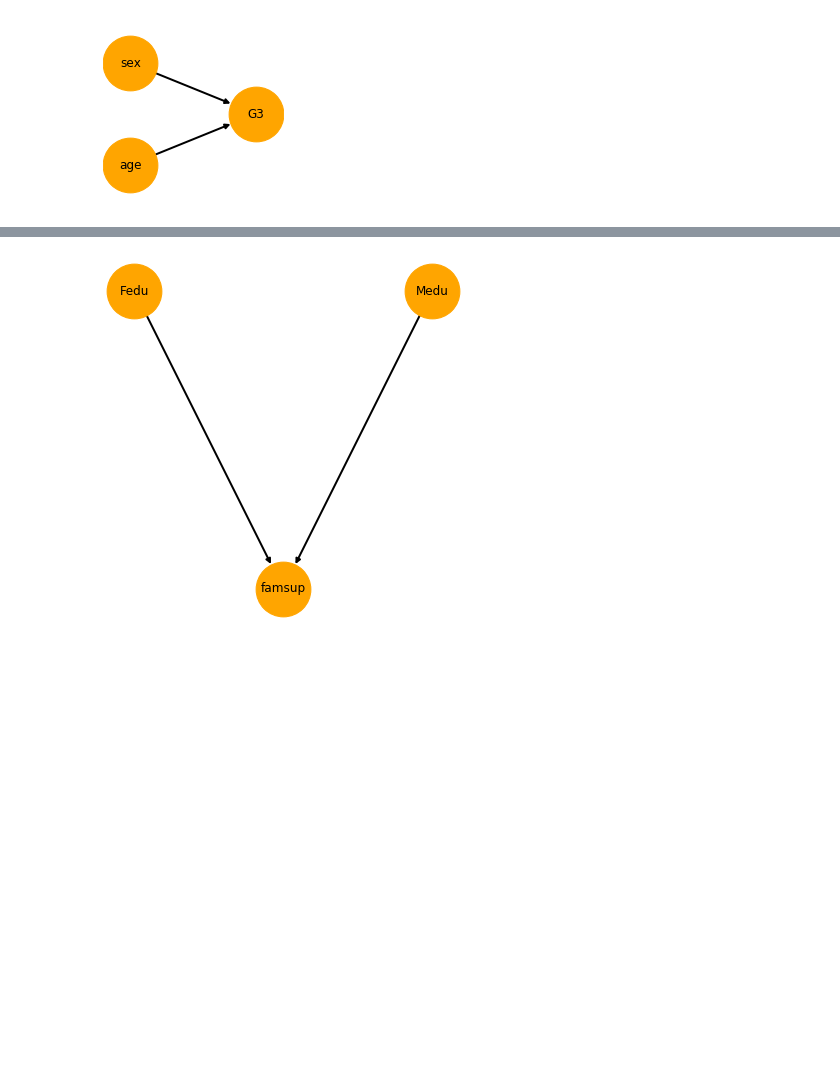
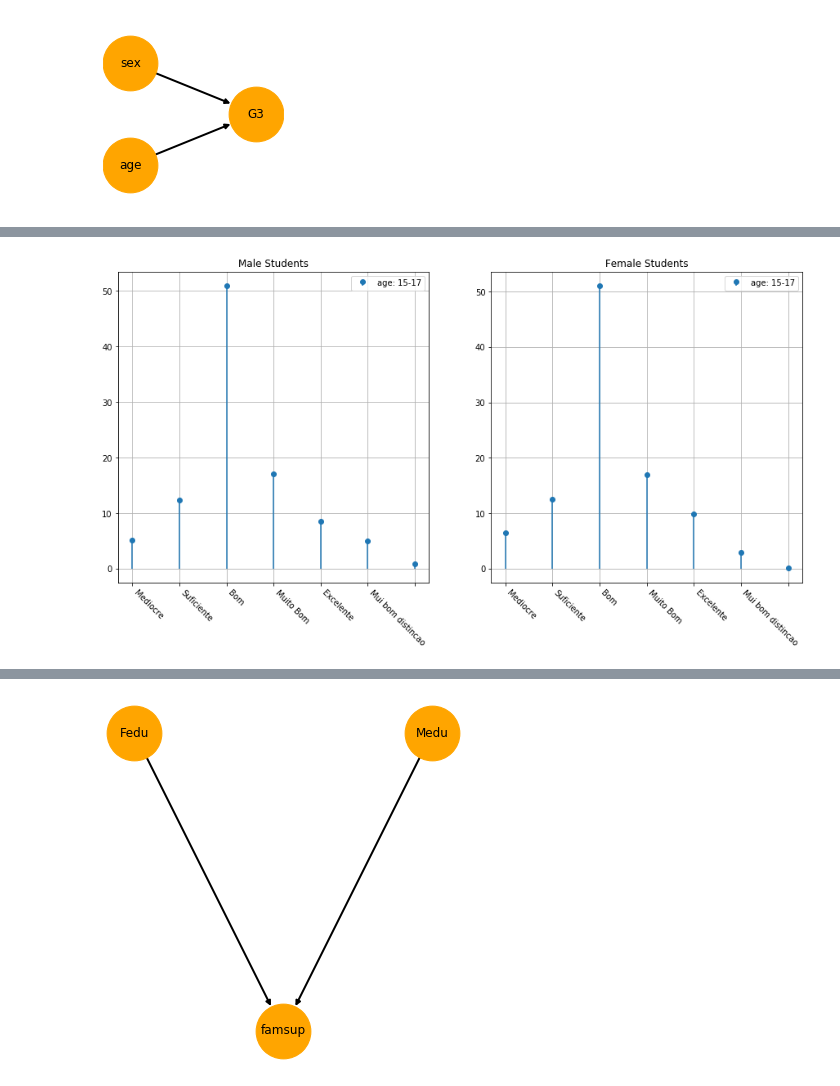
Before and after one commit to Mikalb98/StudentAnalysis-BayesianNetwork, a Jupyter notebook: Bayesian Model.ipynb, the cells around one changed output, grey strips where cells are left out. Drawn from its saved outputs; the diff is of its cells as text; code cells hidden in the pictures; blank space fills up the shorter version.

```diff
--- a/Bayesian Model.ipynb
+++ b/Bayesian Model.ipynb
@@ -2227,3 +2255,77 @@ plt.figure(figsize=(2.5,2.5))
 nx.draw(subnetwork1, pos=pos1, with_labels=True, **options1)
 # %% [output]
 [figure]
+# %%
+#--------Inference CPT representations--------
+
+print("** First case: \tAge between 15 and 17:\n")
+
+
+#Inferences:
+q1_1 = infer.query(["G3"],evidence={"sex": 'M',"age": '15-17'})
+q1_2 = infer.query(["G3"], evidence = {"sex": 'F',"age": '15-17'})
+
+
+#Print CPTs:
+print(f"- Male students\n\n {q1_1}")
+print(f"\n- Female students\n\n{q1_2}")
+
+
+
+#------------Plotting the PDFs------------
+
+#x axis ticklabels:
+x_ticklabels = ["Mau",
+                "Mediocre",
+                "Suficiente",
+                "Bom",
+                "Muito Bom",
+                "Excelente",
+                "Mui bom distincao"]
+
+#Setting y values of first dictionary:
+diz1 = dict({"Bom": q1_1.values[0]*100,
+             "Excelente": q1_1.values[1]*100,
+             "Mau": q1_1.values[2]*100,
+             "Mediocre": q1_1.values[3]*100,
+             "Mui bom distincao": q1_1.values[4]*100,
+             "Muito Bom": q1_1.values[5]*100,
+             "Suficiente": q1_1.values[6]*100
+            })
+
+#Reordering first dictionary:
+diz1 = {k: diz1[k] for k in x_ticklabels}
+
+
+#Setting y values of second dictionary:
+diz2 = dict({"Bom": q1_2.values[0]*100,
+             "Excelente": q1_2.values[1]*100,
+             "Mau": q1_2.values[2]*100,
+             "Mediocre": q1_2.values[3]*100,
+             "Mui bom distincao": q1_2.values[4]*100,
+             "Muito Bom": q1_2.values[5]*100,
+             "Suficiente": q1_2.values[6]*100
+            })
+
+#Reordering second dictionary:
+diz2 = {k: diz2[k] for k in x_ticklabels}
+
+#Variables to plot PDFs:
+rows = 1
+cols = 2
+titles = ["Male Students", "Female Students"]
+pdf_legends = ['age: 15-17', 'age: 15-17']
+figsize = (15,7)
+diz = [diz1, diz2]
+
+
+#plot all the pdf:
+print("\nPDFs in percentage format:")
+plot_pdf(rows = rows,
+         cols = cols,
+         titles = titles,
+         pdf_legends = pdf_legends,
+         figsize = figsize,
+         x_ticklabels = x_ticklabels,
+         diz = diz)
+# %% [output]
@@ -2230 +2349,2 @@ nx.draw(subnetwork1, pos=pos1, with_labels=True, **options1)
+[figure, added]
 # %%
```
Also changed, not shown: parts of 37 cells of this notebook.
